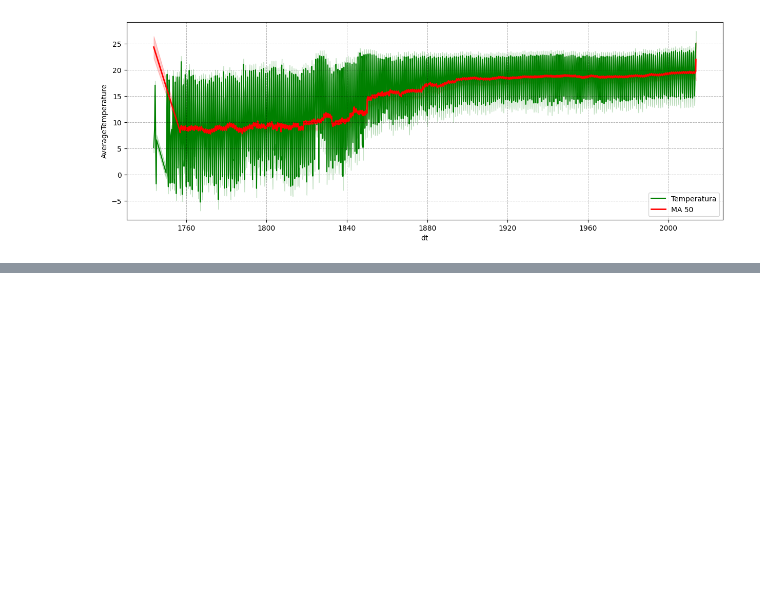
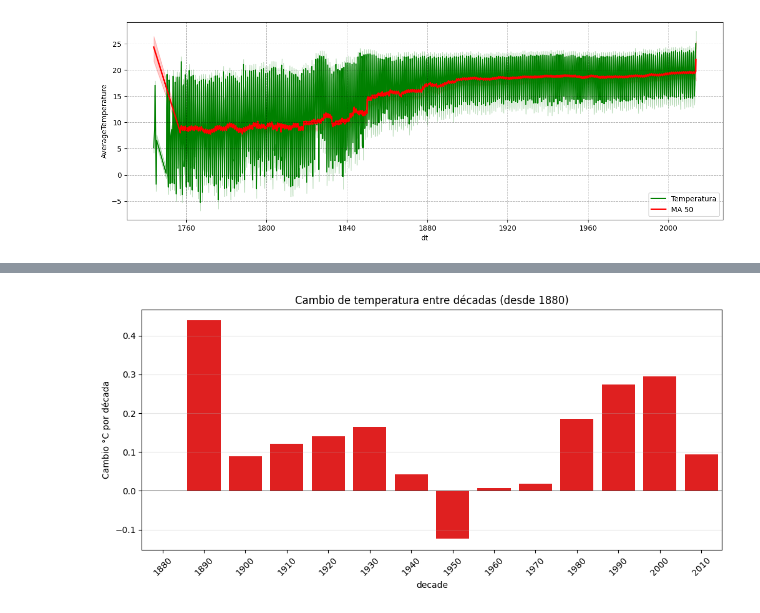
Before and after one commit to didimape/global_temperature_analysis, a Jupyter notebook: temperaturaGlobal.ipynb, the cells around one changed output, grey strips where cells are left out. Cells and saved outputs as stored; diff of their text form; code cells hidden in the pictures; blank space fills up the shorter version.

```diff
--- a/temperaturaGlobal.ipynb
+++ b/temperaturaGlobal.ipynb
@@ -176,0 +259,18 @@ plt.show()
+# %%
+df_1880 = df[df["year"] >= 1880]
+dec_from_1880 = df_1880.groupby("decade")["AverageTemperature"].mean().sort_index()
+dec_from_1880_change = dec_from_1880.diff()
+# %%
+plt.figure(figsize=(12,5))
+
+sns.barplot(x=dec_from_1880_change.index, y=dec_from_1880_change.values, color="red")
+
+plt.axhline(0, color="black", linewidth=0.5)
+plt.xticks(rotation=45)
+plt.title("Cambio de temperatura entre décadas (desde 1880)")
+plt.ylabel("Cambio °C por década")
+plt.grid(True, axis="y", alpha=0.3)
+
+plt.show()
+# %% [output]
+[figure, added]
```
Also changed, not shown: parts of 19 cells of this notebook, 1 other file.
